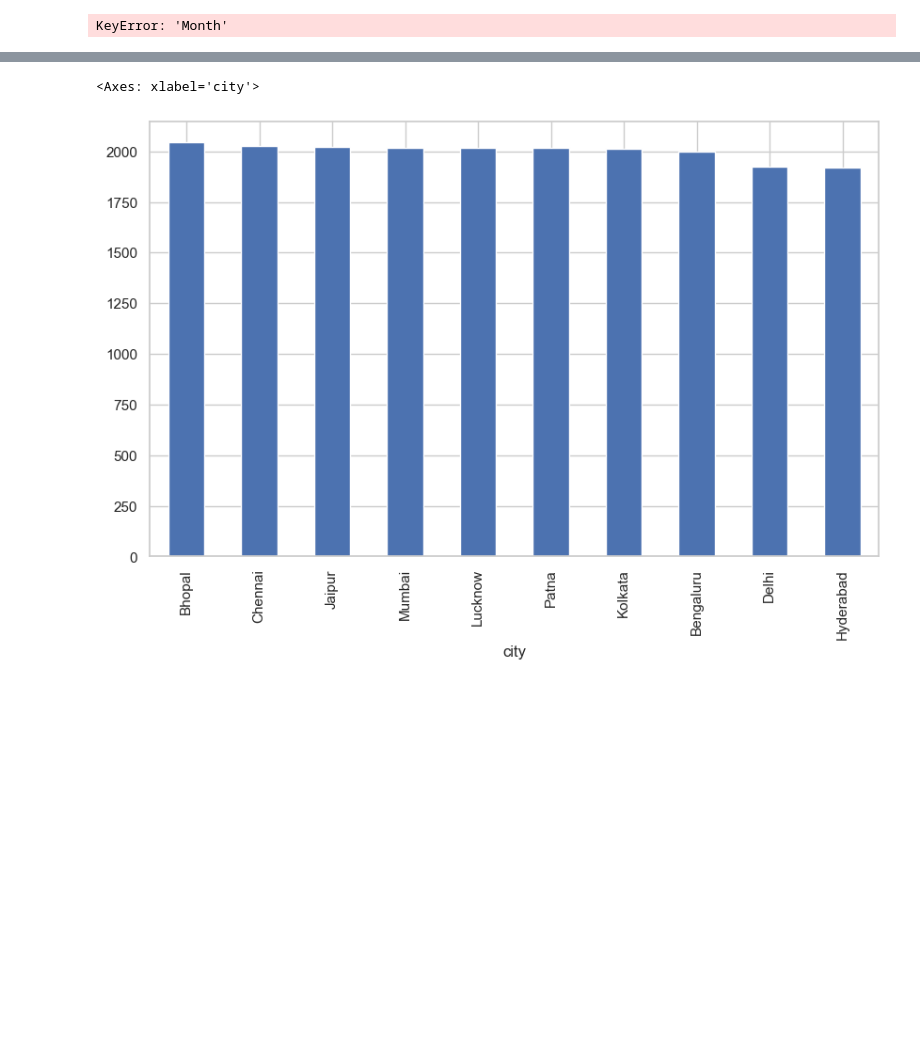
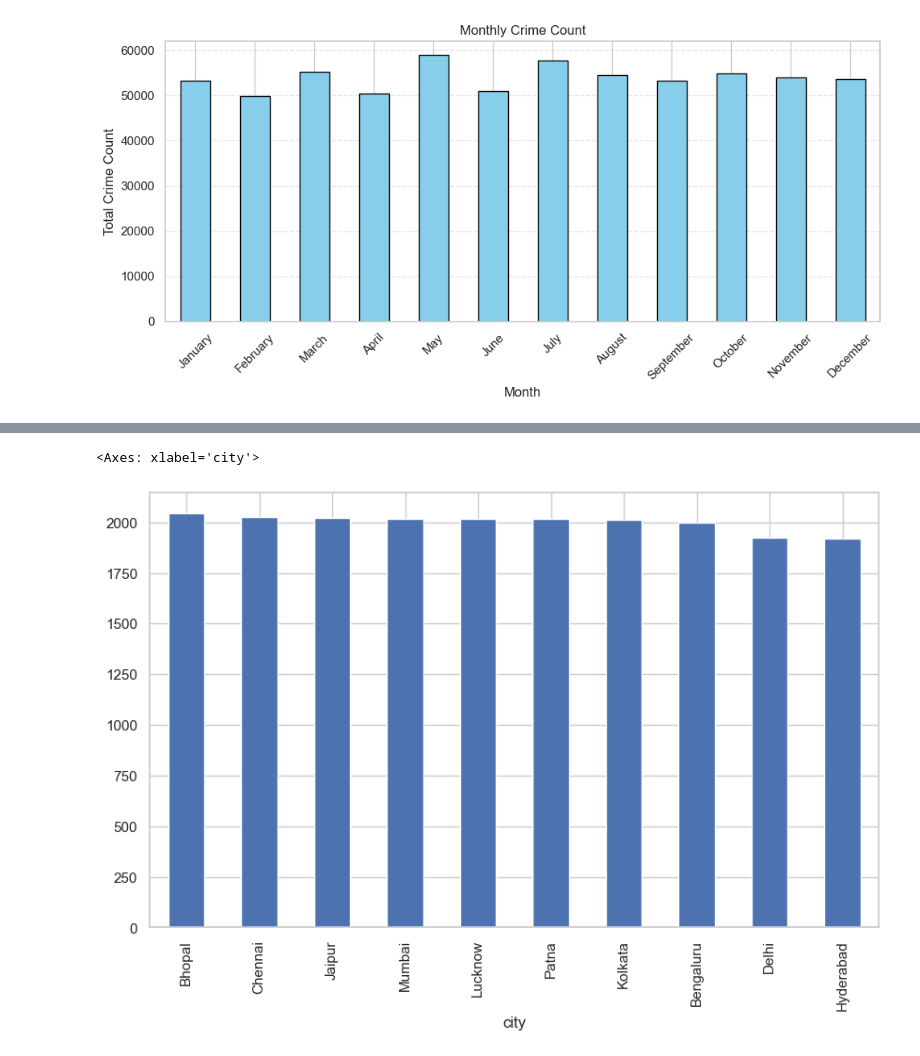
Before and after one commit to satyakiran29/GuardianAI, a Jupyter notebook: Analysis/report.ipynb, the cells around one changed output, grey strips where cells are left out. Drawn from its saved outputs; the diff is of its cells as text; code cells hidden in the pictures; blank space fills up the shorter version.

```diff
--- a/Analysis/report.ipynb
+++ b/Analysis/report.ipynb
@@ -1,20 +1,44 @@
 # %%
 import pandas as pd
 import matplotlib.pyplot as plt
 
-
+# Load dataset
 df = pd.read_csv("Woman_Safety_Dataset_Management.csv")
 
+# Convert timestamp to datetime
+df["incident_timestamp"] = pd.to_datetime(df["incident_timestamp"])
 
-monthly_crimes = df.groupby("Month")["crime_count"].sum()
+# Create Month column
+df["Month"] = df["incident_timestamp"].dt.month_name()
 
-monthly_crimes.plot(kind="bar", figsize=(8,5), color="skyblue")
+# Arrange months in calendar order
+month_order = [
+    "January", "February", "March", "April",
+    "May", "June", "July", "August",
+    "September", "October", "November", "December"
+]
 
-plt.title("Total Crimes by Month")
+# Sum crime counts by month
+monthly_crimes = (
+    df.groupby("Month")["crime_count"]
+      .sum()
+      .reindex(month_order)
+)
+
+# Plot bar chart
+plt.figure(figsize=(10, 5))
+monthly_crimes.plot(
+    kind="bar",
+    color="skyblue",
+    edgecolor="black"
+)
+
+plt.title("Monthly Crime Count")
 plt.xlabel("Month")
-plt.ylabel("Crime Count")
+plt.ylabel("Total Crime Count")
 plt.xticks(rotation=45)
+plt.grid(axis="y", linestyle="--", alpha=0.5)
 plt.tight_layout()
 plt.show()
 # %% [output]
-KeyError: 'Month'
+[figure, added]
```
Also changed, not shown: parts of 1 cell of this notebook.
